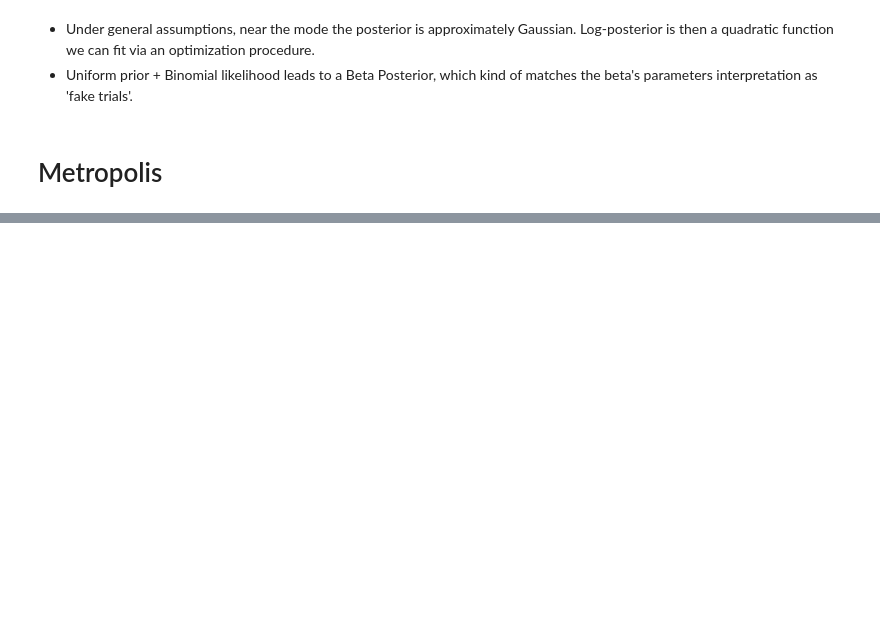
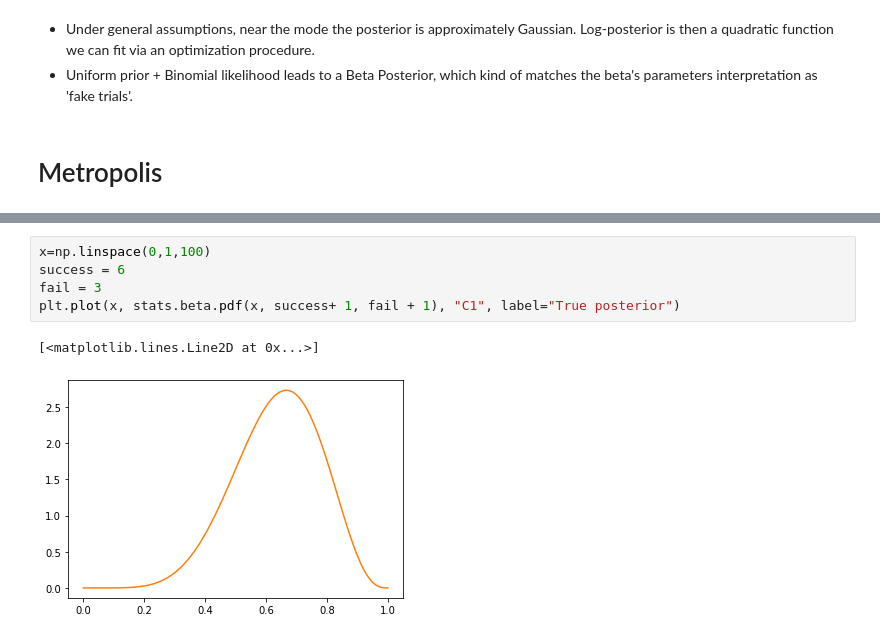
Before and after one commit to ciguaran/statistical_rethinking, a Jupyter notebook: Chapter_2.ipynb, the cells around one changed output, grey strips where cells are left out. Drawn from its saved outputs; the diff is of its cells as text; blank space fills up the shorter version.

```diff
--- a/Chapter_2.ipynb
+++ b/Chapter_2.ipynb
@@ -100,0 +79,8 @@ NameError: name 'posterior_metropolis_approx' is not defined
+# %%
+x=np.linspace(0,1,100)
+success = 6
+fail = 3
+plt.plot(x, stats.beta.pdf(x, success+ 1, fail + 1), "C1", label="True posterior")
+# %% [output]
+[<matplotlib.lines.Line2D at 0x...>]
+[figure, added]
```
Also changed, not shown: parts of 72 cells of this notebook, 4 other files.
